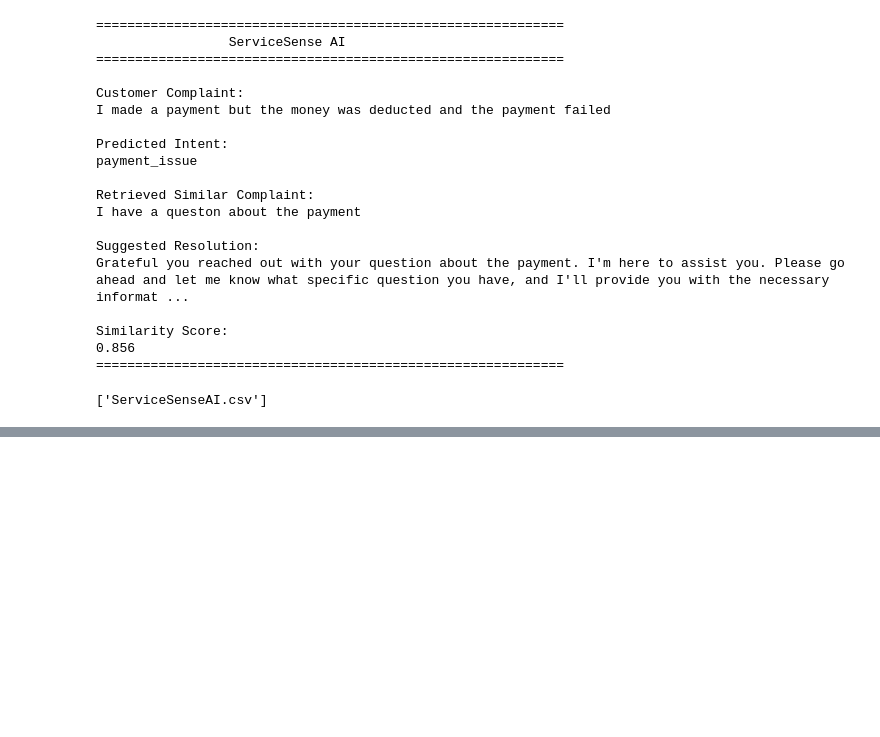
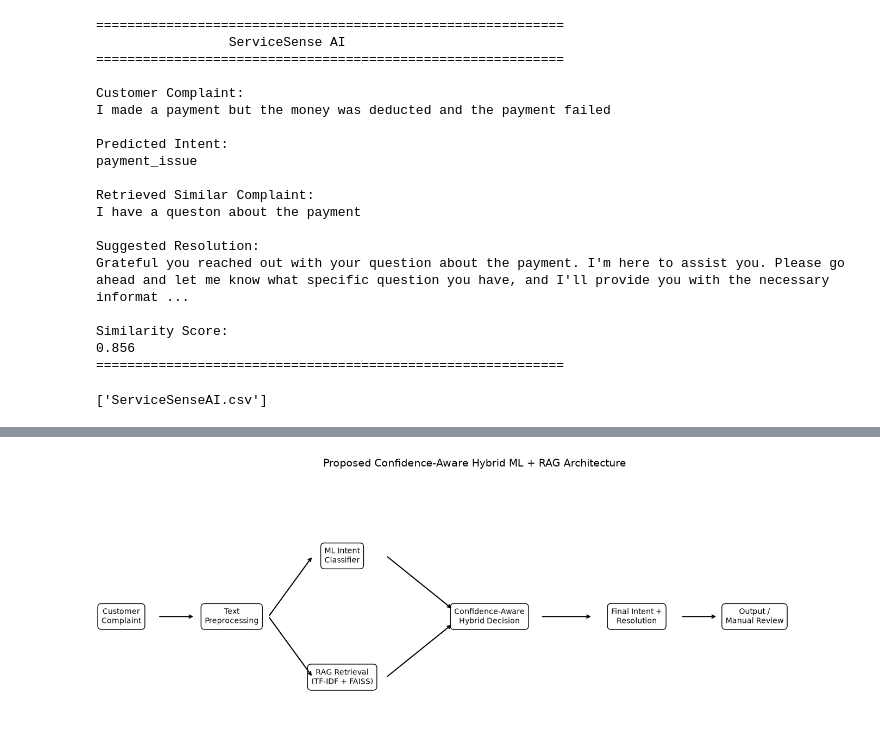
Before and after one commit to dhaslimn2025mtechds-cpu/ServiceSense-AI, a Jupyter notebook: ServiceSense_AI.ipynb, the cells around one changed output, grey strips where cells are left out. Saved outputs shown, nothing was run; the diff lists cells and outputs as text; code cells hidden in the pictures; blank space fills up the shorter version.

```diff
--- a/ServiceSense_AI.ipynb
+++ b/ServiceSense_AI.ipynb
@@ -1258,0 +3470,64 @@ print(os.listdir("data"))
+# %%
+# ============================================================
+# PROPOSED HYBRID ML + RAG ARCHITECTURE
+# ============================================================
+
+import matplotlib.pyplot as plt
+
+fig, ax = plt.subplots(figsize=(14, 5))
+
+ax.axis("off")
+
+boxes = [
+    (0.02, 0.40, "Customer\nComplaint"),
+    (0.17, 0.40, "Text\nPreprocessing"),
+    (0.32, 0.65, "ML Intent\nClassifier"),
+    (0.32, 0.15, "RAG Retrieval\n(TF-IDF + FAISS)"),
+    (0.52, 0.40, "Confidence-Aware\nHybrid Decision"),
+    (0.72, 0.40, "Final Intent +\nResolution"),
+    (0.88, 0.40, "Output /\nManual Review")
+]
+
+for x, y, text in boxes:
+    ax.text(
+        x, y, text,
+        ha="center",
+        va="center",
+        fontsize=10,
+        bbox=dict(
+            boxstyle="round,pad=0.5",
+            fill=False
+        )
+    )
+
+# Main arrows
+arrows = [
+    ((0.07, 0.40), (0.12, 0.40)),
+    ((0.22, 0.40), (0.28, 0.65)),
+    ((0.22, 0.40), (0.28, 0.15)),
+    ((0.38, 0.65), (0.47, 0.43)),
+    ((0.38, 0.15), (0.47, 0.37)),
+    ((0.59, 0.40), (0.66, 0.40)),
+    ((0.78, 0.40), (0.83, 0.40))
+]
+
+for start, end in arrows:
+    ax.annotate(
+        "",
+        xy=end,
+        xytext=start,
+        arrowprops=dict(
+            arrowstyle="->",
+            linewidth=1.5
+        )
+    )
+
+ax.set_title(
+    "Proposed Confidence-Aware Hybrid ML + RAG Architecture",
+    fontsize=14
+)
+
+plt.tight_layout()
+plt.show()
+# %% [output]
+[figure, added]
```
Also changed, not shown: parts of 70 cells of this notebook, 5 other files.
